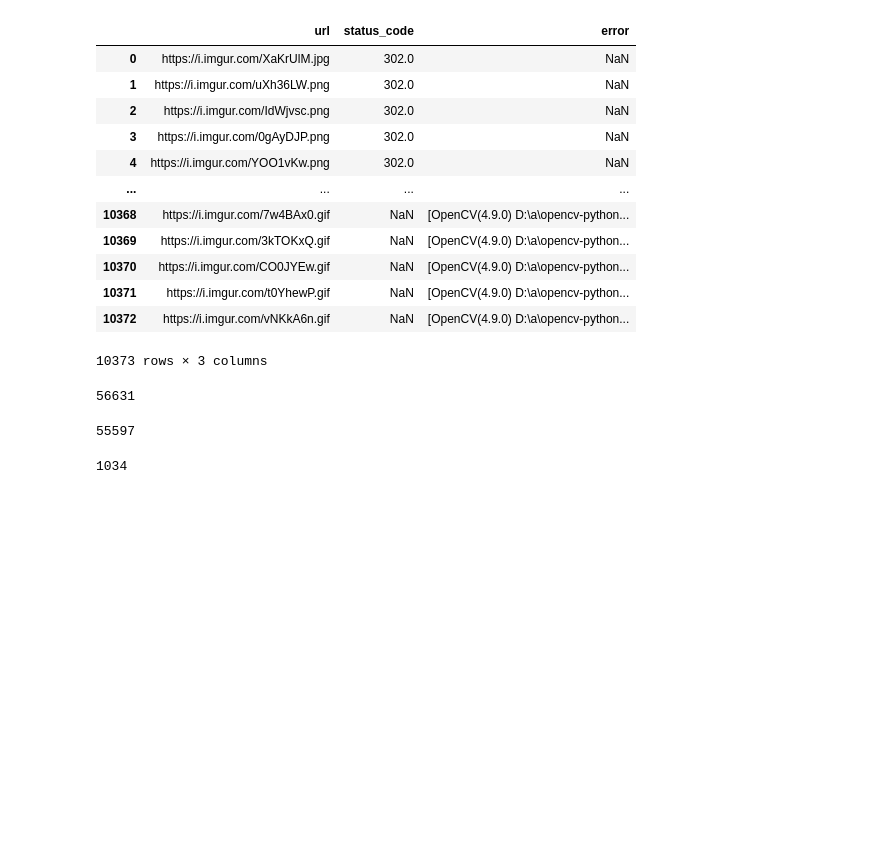
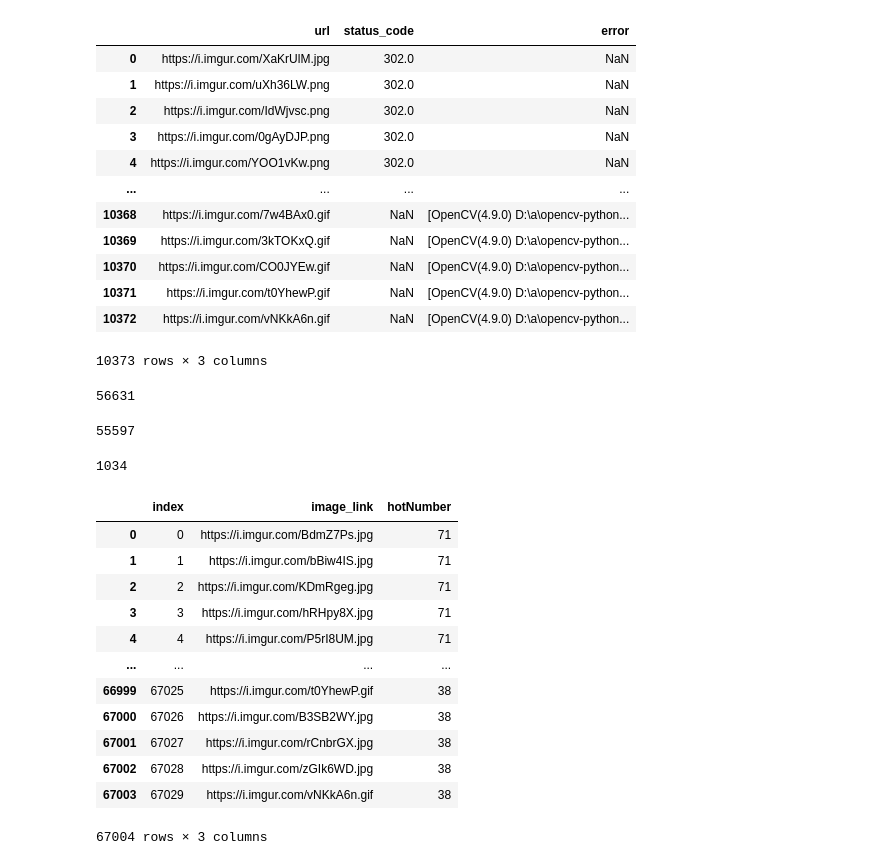
Before and after one commit to KeithLin724/NYCU-Data-Science-2024, a Jupyter notebook: HW1/Part2/group_image.ipynb, the cells around one changed output. Saved outputs shown, nothing was run; the diff lists cells and outputs as text; code cells hidden in the pictures; blank space fills up the shorter version.

```diff
--- a/HW1/Part2/group_image.ipynb
+++ b/HW1/Part2/group_image.ipynb
@@ -137,3 +137,21 @@ acc_len
 except_len - acc_len
 # %% [output]
 1034
+# %%
+image_table = table[["image_link","hotNumber"]].copy()
+image_table = image_table.reset_index()
+image_table
+# %% [output]
+|  | index | image_link | hotNumber |
+| 0 | 0 | https://i.imgur.com/BdmZ7Ps.jpg | 71 |
+| 1 | 1 | https://i.imgur.com/bBiw4IS.jpg | 71 |
+| 2 | 2 | https://i.imgur.com/KDmRgeg.jpg | 71 |
+| 3 | 3 | https://i.imgur.com/hRHpy8X.jpg | 71 |
+| 4 | 4 | https://i.imgur.com/P5rI8UM.jpg | 71 |
+| ... | ... | ... | ... |
+| 66999 | 67025 | https://i.imgur.com/t0YhewP.gif | 38 |
+| 67000 | 67026 | https://i.imgur.com/B3SB2WY.jpg | 38 |
+| 67001 | 67027 | https://i.imgur.com/rCnbrGX.jpg | 38 |
+| 67002 | 67028 | https://i.imgur.com/zGIk6WD.jpg | 38 |
+| 67003 | 67029 | https://i.imgur.com/vNKkA6n.gif | 38 |
+67004 rows × 3 columns
```
Also changed, not shown: parts of 4 cells of this notebook.
